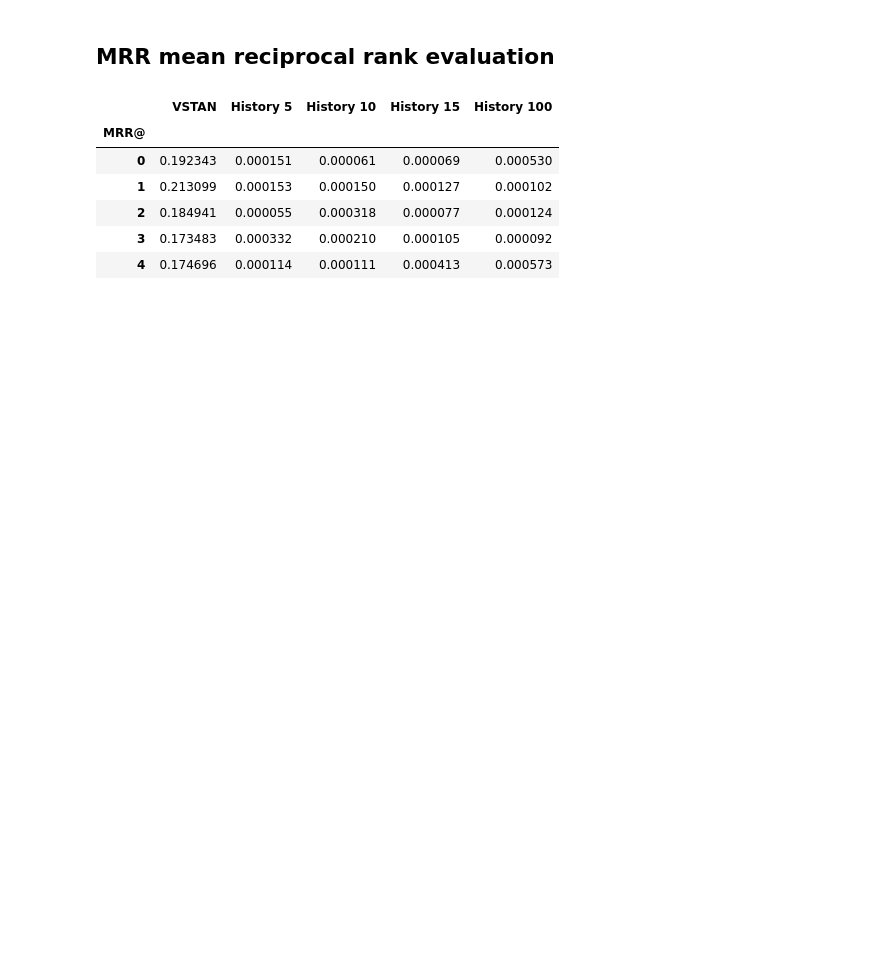
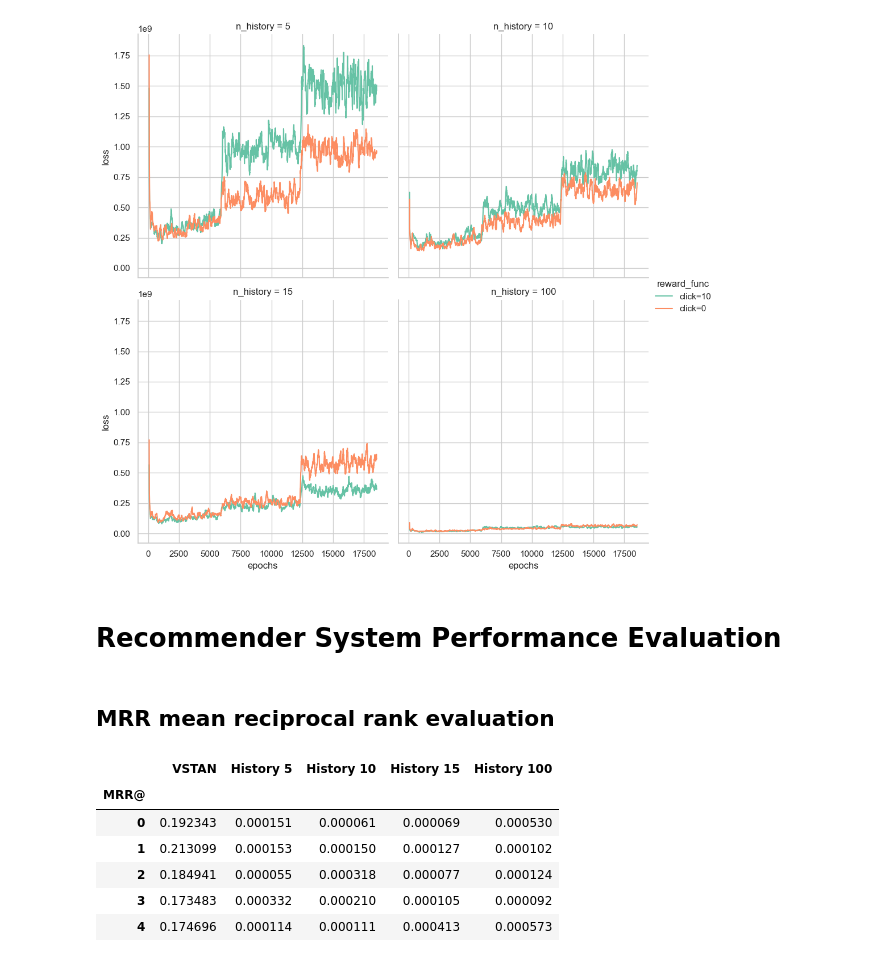
Before and after one commit to meeslindhout/Master-Thesis-Project---Cold-Start-Recommender-System-Session-based, a Jupyter notebook: results analysed.ipynb, the cells around one changed output. Saved outputs shown, nothing was run; the diff lists cells and outputs as text; code cells hidden in the pictures; blank space fills up the shorter version.

```diff
--- a/results analysed.ipynb
+++ b/results analysed.ipynb
@@ -4,0 +135,9 @@ import matplotlib.pyplot as plt
+# %%
+# add a rolling average (20 steps average)
+experiment2['rolling_average'] = experiment2.groupby('n_history')['loss'].transform(lambda x: x.rolling(window=20, min_periods=1).mean())
+
+# concat the two experiments keys exp1 and exp2
+experiment1['reward_func'] = 'click=10'
+experiment2['reward_func'] = 'click=0'
+experiment12 = pd.concat([experiment1, experiment2])
+experiment12
@@ -5,3 +158,19 @@ import matplotlib.pyplot as plt
+# %%
+fig = sns.relplot(data=experiment12, x='step', y='rolling_average',
+            hue='reward_func',
+            col='n_history',
+            col_wrap=2,
+            kind='line',
+            palette='Set2')
+
+fig.set_ylabels('loss')
+fig.set_xlabels('epochs')
+
+fig.savefig(plot_save_path + 'loss_vs_epochs_click_10_vs_click_0.png', dpi=300)
+# %% [output]
+[figure, added]
+# %% [markdown]
+# Recommender System Performance Evaluation
 # %% [markdown]
 ## MRR mean reciprocal rank evaluation
 # %%
```
Also changed, not shown: parts of 19 cells of this notebook.
